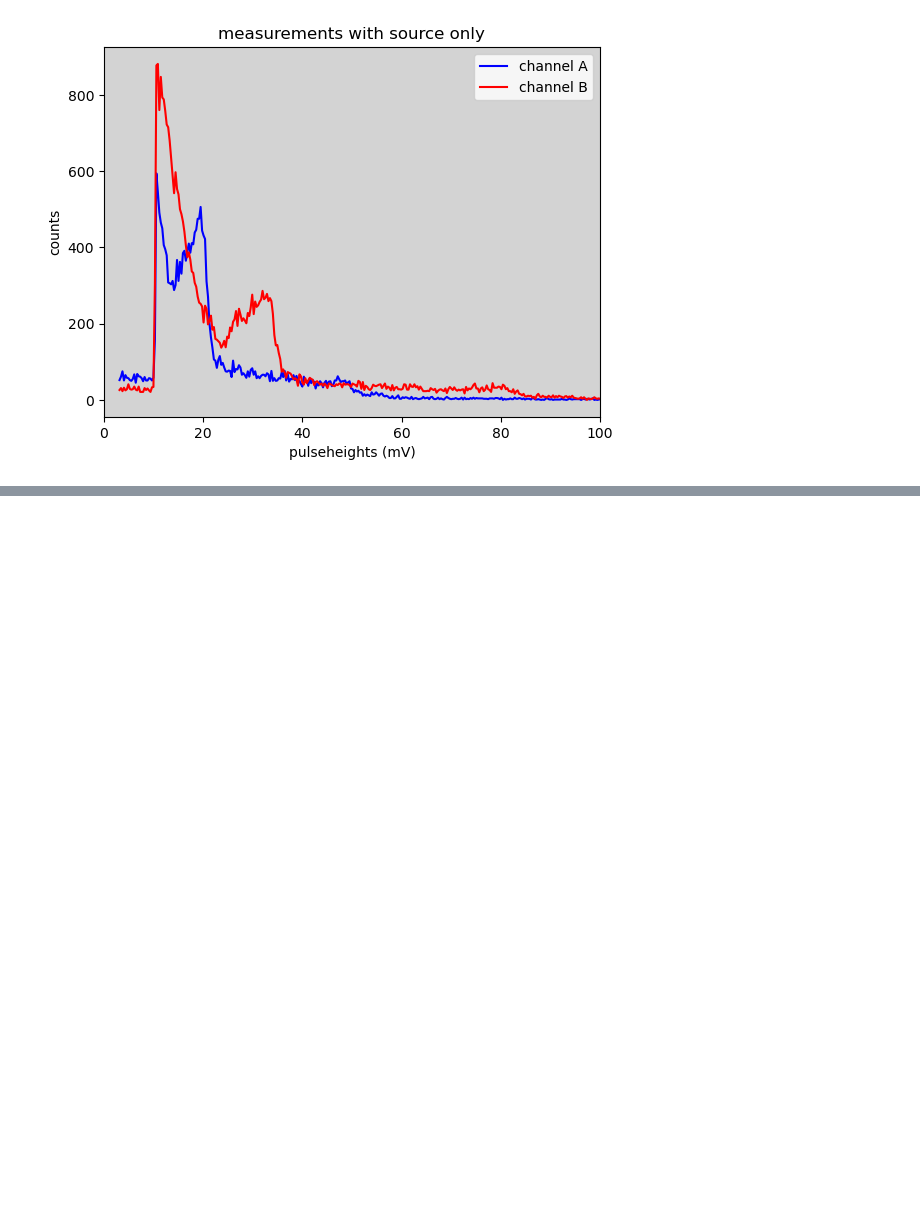
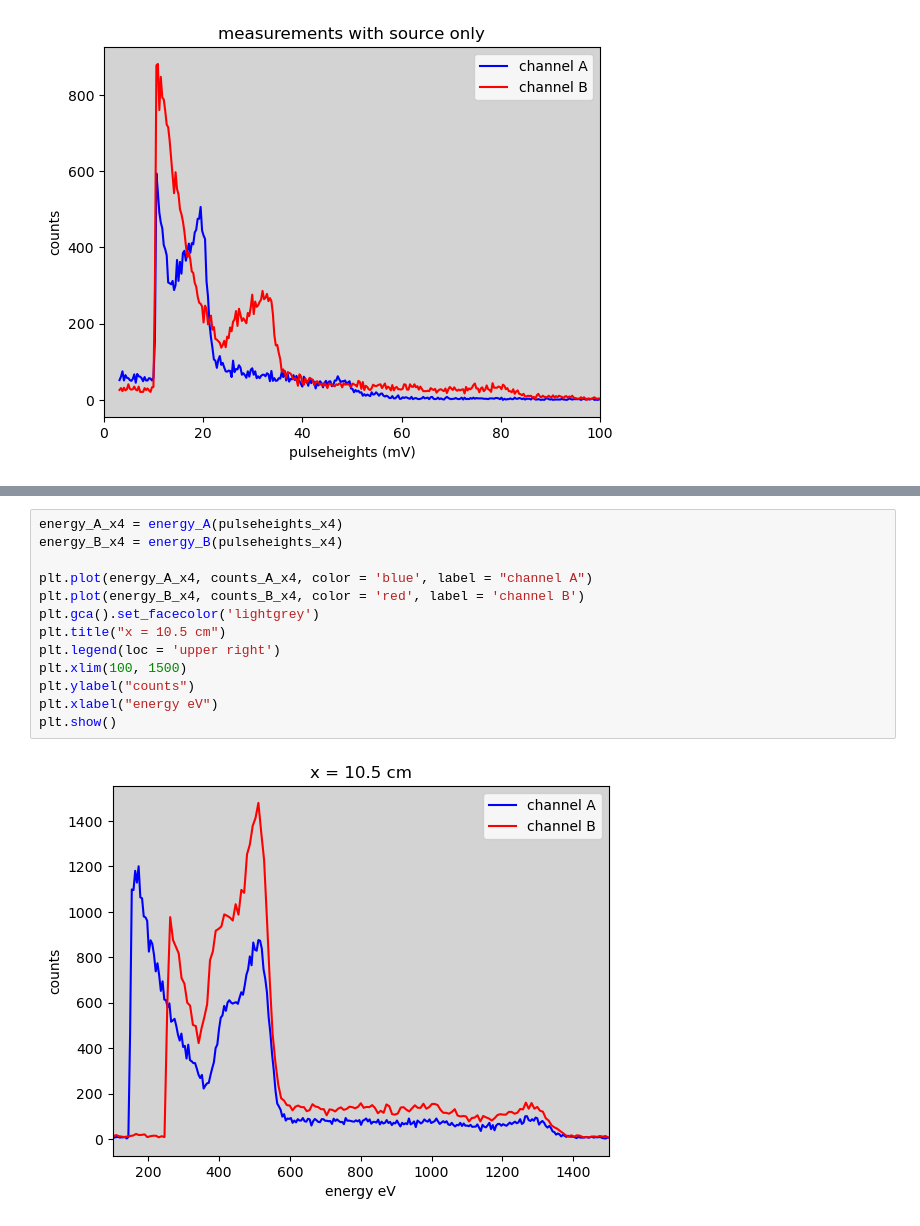
Before and after one commit to jrc-rodriguez/particle_physics, a Jupyter notebook: particle_physics.ipynb, the cells around one changed output, grey strips where cells are left out. Drawn from its saved outputs; the diff is of its cells as text; blank space fills up the shorter version.

```diff
--- a/particle_physics.ipynb
+++ b/particle_physics.ipynb
@@ -248,0 +206,15 @@ plt.show()
+# %%
+energy_A_x4 = energy_A(pulseheights_x4)
+energy_B_x4 = energy_B(pulseheights_x4)
+
+plt.plot(energy_A_x4, counts_A_x4, color = 'blue', label = "channel A")
+plt.plot(energy_B_x4, counts_B_x4, color = 'red', label = 'channel B')
+plt.gca().set_facecolor('lightgrey')
+plt.title("x = 10.5 cm")
+plt.legend(loc = 'upper right')
+plt.xlim(100, 1500)
+plt.ylabel("counts")
+plt.xlabel("energy eV")
+plt.show()
+# %% [output]
+[figure, added]
```
Also changed, not shown: parts of 12 cells of this notebook, 7 other files.
